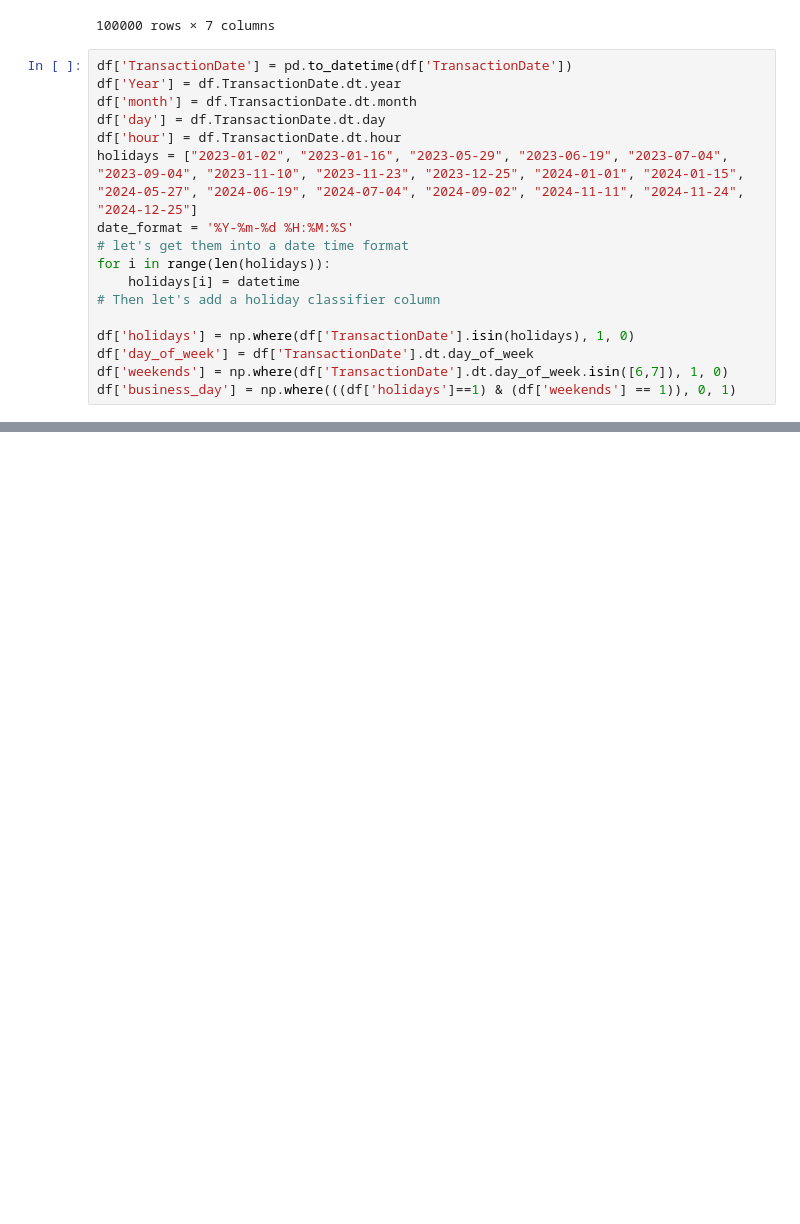
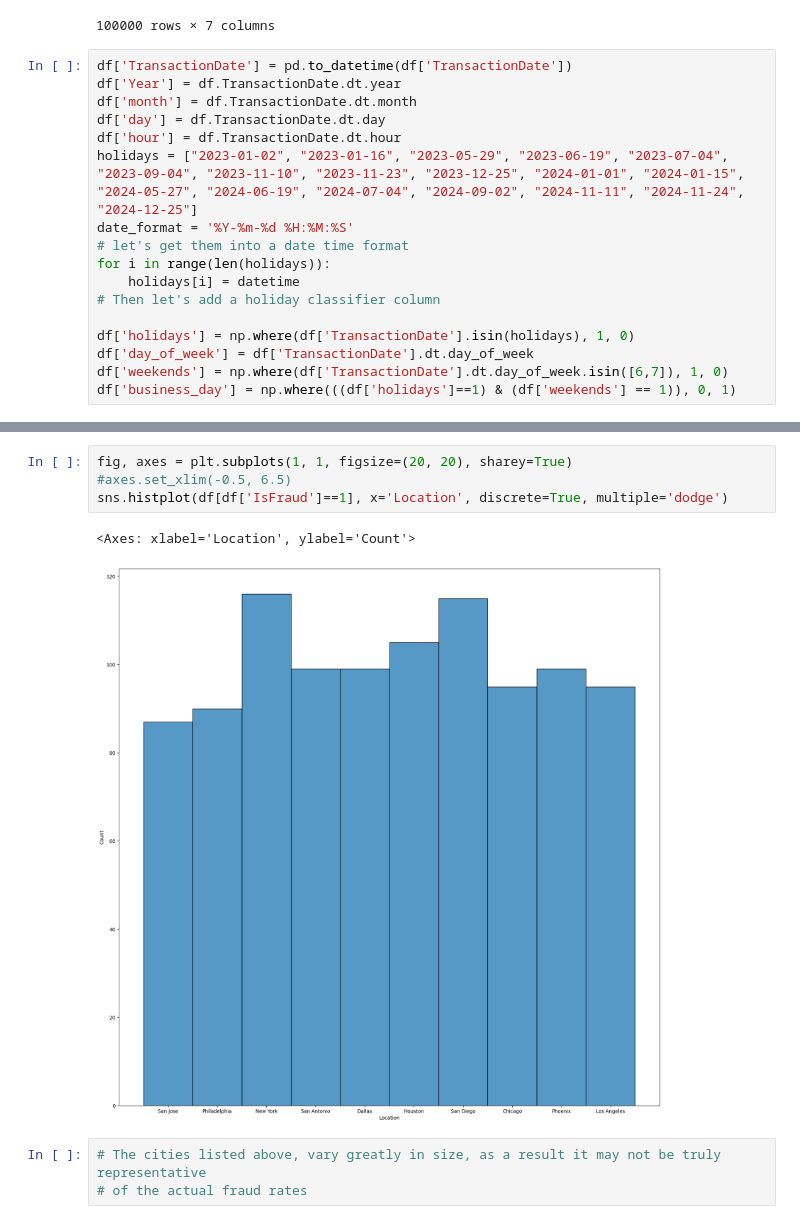
Before and after one commit to dalgurnawi/machine_learning, a Jupyter notebook: logistic_regression/data_exploration/data_exploration_location.ipynb, the cells around one changed output, grey strips where cells are left out. Cells and saved outputs as stored; diff of their text form; blank space fills up the shorter version.

```diff
--- a/logistic_regression/data_exploration/data_exploration_location.ipynb
+++ b/logistic_regression/data_exploration/data_exploration_location.ipynb
@@ -49,0 +59,10 @@ df['business_day'] = np.where(((df['holidays']==1) & (df['weekends'] == 1)), 0,
+# %%
+fig, axes = plt.subplots(1, 1, figsize=(20, 20), sharey=True)
+#axes.set_xlim(-0.5, 6.5)
+sns.histplot(df[df['IsFraud']==1], x='Location', discrete=True, multiple='dodge')
+# %% [output]
+<Axes: xlabel='Location', ylabel='Count'>
+[figure, added]
+# %%
+# The cities listed above, vary greatly in size, as a result it may not be truly representative
+# of the actual fraud rates
```
Also changed, not shown: parts of 8 cells of this notebook, 2 other files.
